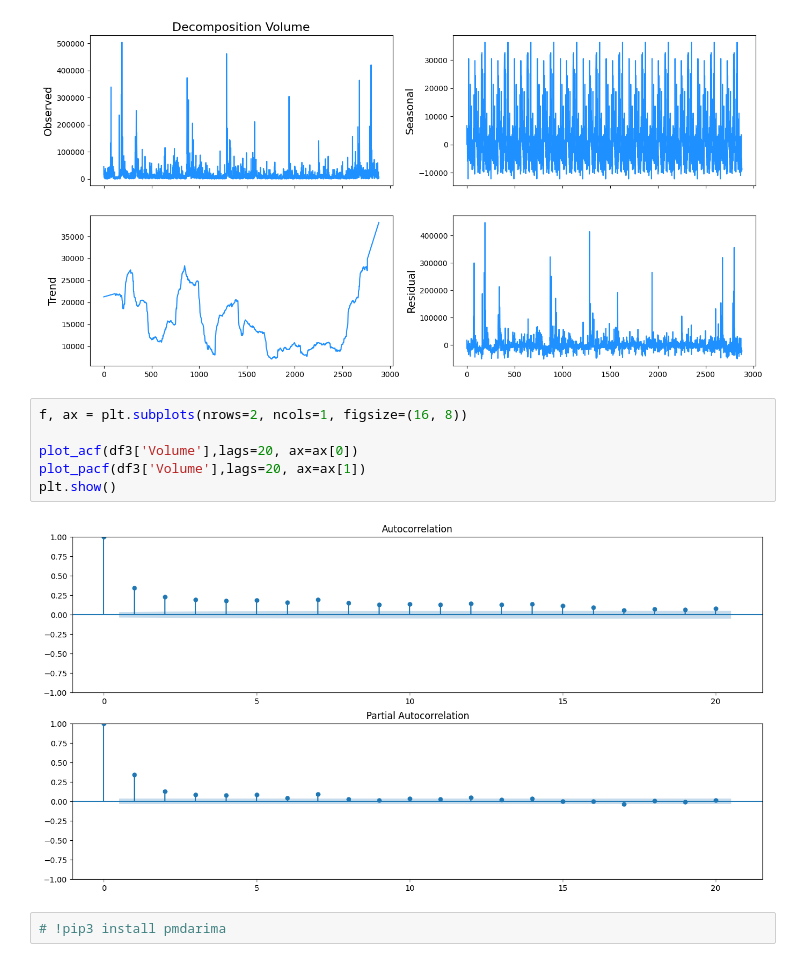
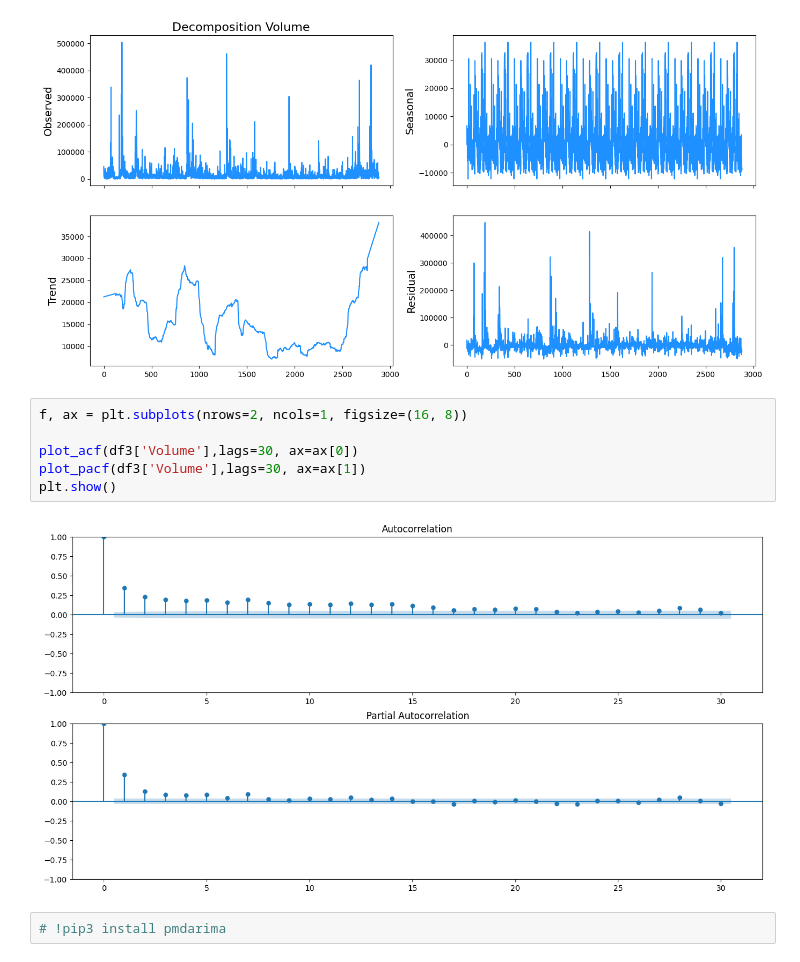
Before and after one commit to seeman512/ML, a Jupyter notebook: Lab11/Hometask.ipynb, the cells around one changed output. Drawn from its saved outputs; the diff is of its cells as text.

```diff
--- a/Lab11/Hometask.ipynb
+++ b/Lab11/Hometask.ipynb
@@ -352,11 +359,11 @@ decompose_chart(df3, 'Volume')
 # %%
 f, ax = plt.subplots(nrows=2, ncols=1, figsize=(16, 8))
 
-plot_acf(df3['Volume'],lags=20, ax=ax[0])
-plot_pacf(df3['Volume'],lags=20, ax=ax[1])
+plot_acf(df3['Volume'],lags=30, ax=ax[0])
+plot_pacf(df3['Volume'],lags=30, ax=ax[1])
 plt.show()
 # %% [output]
-[figure, old version]
+[figure, new version]
 # %%
 # !pip3 install pmdarima
 # %% [markdown]
```
Also changed, not shown: parts of 21 cells of this notebook.
